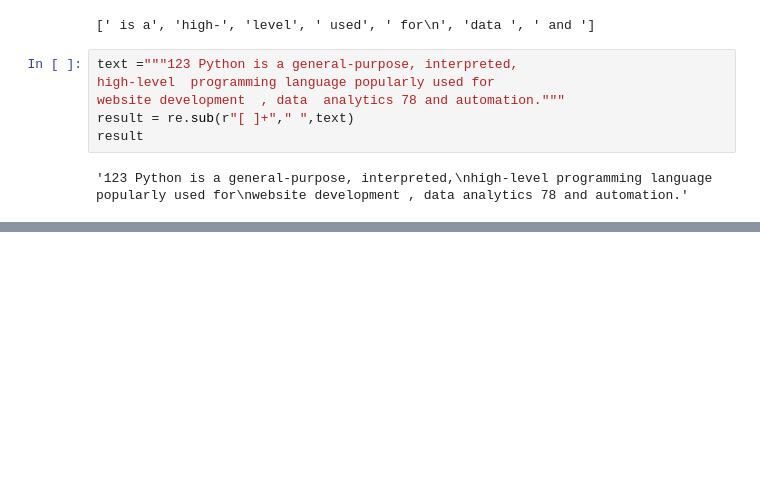
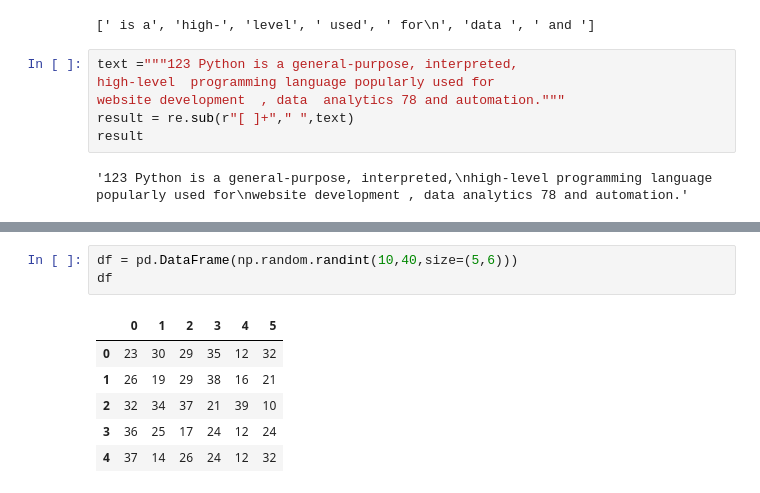
Before and after one commit to abhishek2young/Python-Hands-ON, a Jupyter notebook: Python_15.ipynb, the cells around one changed output, grey strips where cells are left out. Drawn from its saved outputs; the diff is of its cells as text; blank space fills up the shorter version.

```diff
--- a/Python_15.ipynb
+++ b/Python_15.ipynb
@@ -5019,0 +5102,10 @@ result
+# %%
+df = pd.DataFrame(np.random.randint(10,40,size=(5,6)))
+df
+# %% [output]
+|  | 0 | 1 | 2 | 3 | 4 | 5 |
+| 0 | 23 | 30 | 29 | 35 | 12 | 32 |
+| 1 | 26 | 19 | 29 | 38 | 16 | 21 |
+| 2 | 32 | 34 | 37 | 21 | 39 | 10 |
+| 3 | 36 | 25 | 17 | 24 | 12 | 24 |
+| 4 | 37 | 14 | 26 | 24 | 12 | 32 |
```
Also changed, not shown: parts of 62 cells of this notebook.
